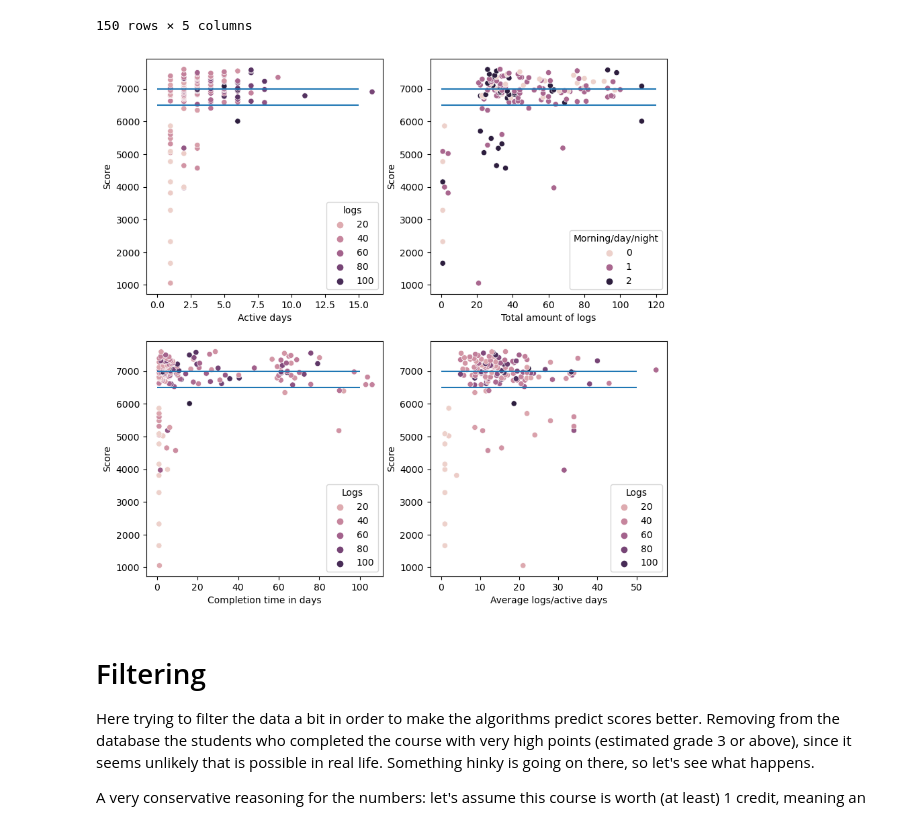
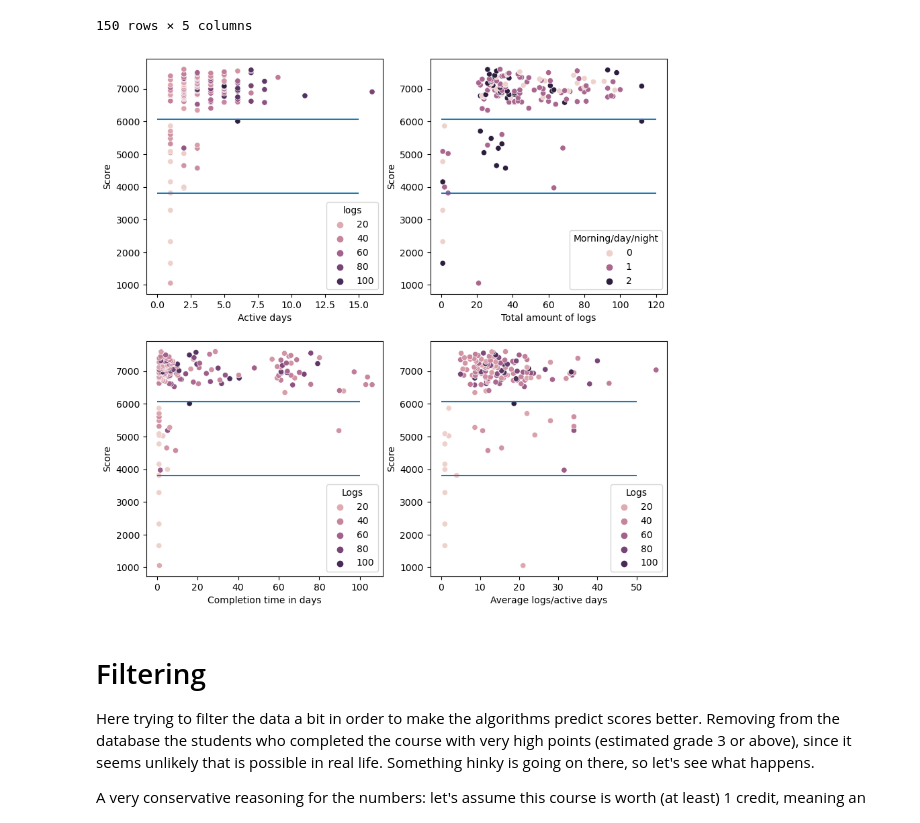
Before and after one commit to fskgiulia/JYUEF01, a Jupyter notebook: project_notebook.ipynb, the cells around one changed output. Saved outputs shown, nothing was run; the diff lists cells and outputs as text; code cells hidden in the pictures.

Commit message:
Modified the graphs: added lines for grading

```diff
--- a/project_notebook.ipynb
+++ b/project_notebook.ipynb
@@ -167,8 +167,8 @@ sns.scatterplot(x=dates_arr,
                 hue="logs",
                 ax=ax1,
                 data=df_new)
-ax1.hlines(y=6500, xmin=0, xmax=15)
-ax1.hlines(y=7000, xmin=0, xmax=15)
+ax1.hlines(y=max_score * 0.5, xmin=0, xmax=15)
+ax1.hlines(y=max_score * 0.8, xmin=0, xmax=15)
 ax1.set_xlabel('Active days')
 ax1.set_ylabel('Score')
 
@@ -178,41 +178,41 @@ sns.scatterplot(x="logs",
                     hue="pref_work_t",
                     ax=ax2,
                     data=df_new)
-ax2.hlines(y=6500, xmin=0, xmax=120)
-ax2.hlines(y=7000, xmin=0, xmax=120)
+ax2.hlines(y=max_score * 0.5, xmin=0, xmax=120)
+ax2.hlines(y=max_score * 0.8, xmin=0, xmax=120)
 ax2.set_ylabel('Score')
 ax2.set_xlabel('Total amount of logs')
 ax2.legend(title='Morning/day/night')
 
 
 sns.scatterplot(x=times_arr,
                     y="score",
                     hue="logs",
                     ax=ax3,
                     data=df_new)
                     #, palette="Blues")
-ax3.hlines(y=6500, xmin=0, xmax=100)
-ax3.hlines(y=7000, xmin=0, xmax=100)
+ax3.hlines(y=max_score * 0.5, xmin=0, xmax=100)
+ax3.hlines(y=max_score * 0.8, xmin=0, xmax=100)
 ax3.set_xlabel('Completion time in days')
 ax3.set_ylabel('Score')
 ax3.legend(title='Logs')
 
 sns.scatterplot(x=logs_arr/dates_arr,
                     y="score",
                     hue="logs",
                     ax=ax4,
                     data=df_new)
                     #, palette="Blues")
 
-ax4.hlines(y=6500, xmin=0, xmax=50)
-ax4.hlines(y=7000, xmin=0, xmax=50)
+ax4.hlines(y=max_score * 0.5, xmin=0, xmax=50)
+ax4.hlines(y=max_score * 0.8, xmin=0, xmax=50)
 ax4.set_xlabel('Average logs/active days')
 ax4.set_ylabel('Score')
 ax4.legend(title='Logs')
 
 plt.show()
 # %% [output]
-[figure, old version]
+[figure, new version]
 # %% [markdown]
 # Filtering
 Here trying to filter the data a bit in order to make the algorithms predict scores better.
```
Also changed, not shown: parts of 4 cells of this notebook.
